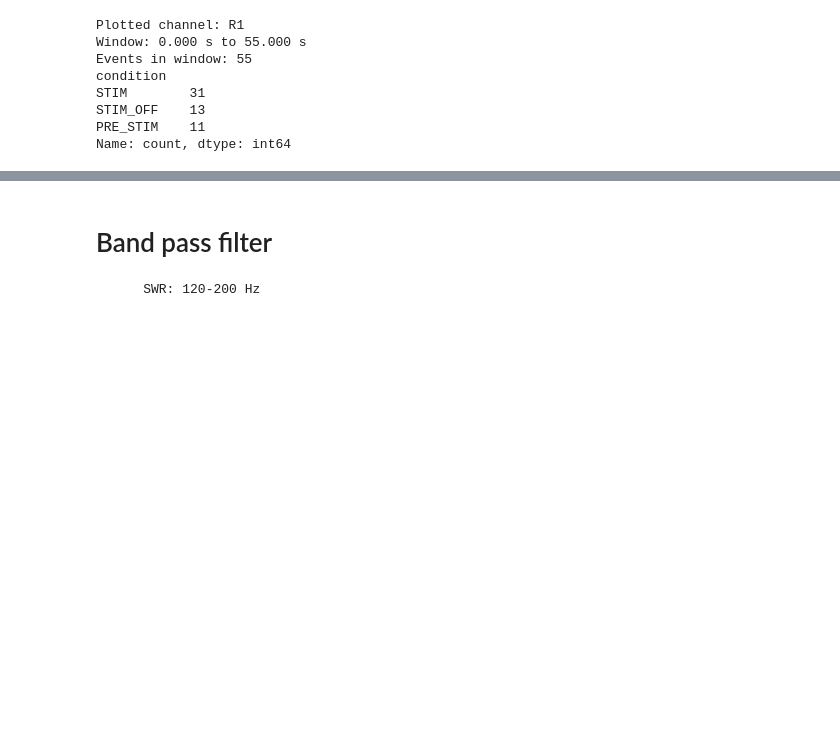
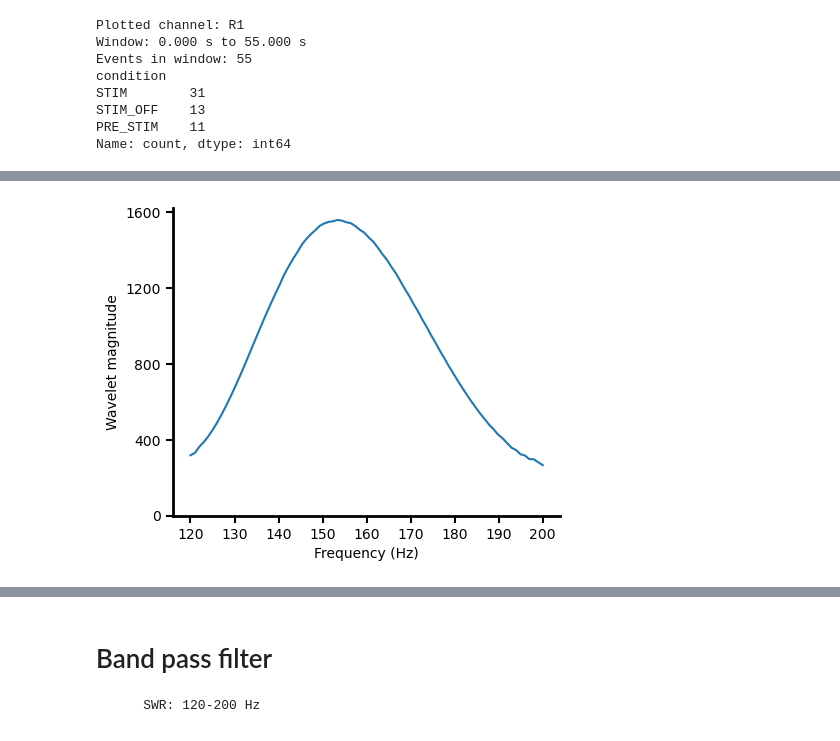
Before and after one commit to Koushouu/Cheeseboard, a Jupyter notebook: LFP/stella/XM_SWRextraction.ipynb, the cells around one changed output, grey strips where cells are left out. Drawn from its saved outputs; the diff is of its cells as text; code cells hidden in the pictures; blank space fills up the shorter version.

```diff
--- a/LFP/stella/XM_SWRextraction.ipynb
+++ b/LFP/stella/XM_SWRextraction.ipynb
@@ -3464,0 +3755,36 @@ Name: count, dtype: int64
+# %%
+pk = int(all_results["R1"]["events_df"].iloc[0]["peak_idx"])
+spec_slice = all_results["R1"]["det_res"]["abs_cwt"][:, pk]
+freq = all_results["R1"]["det_res"]["freq"]
+
+fig, ax = plt.subplots(figsize=(5, 4))
+
+# ✅ default matplotlib blue (remove color=...)
+ax.plot(freq, spec_slice, lw=1.5)
+
+# labels
+ax.set_xlabel("Frequency (Hz)")
+ax.set_ylabel("Wavelet magnitude")
+
+# y-axis starts at 0
+ax.set_ylim(bottom=0)
+
+# ✅ y ticks every 400
+ymax = np.nanmax(spec_slice)
+yticks = np.arange(0, ymax + 400, 400)
+ax.set_yticks(yticks)
+
+# remove box (top/right spines)
+ax.spines["top"].set_visible(False)
+ax.spines["right"].set_visible(False)
+
+# thick left/bottom axes
+ax.spines["left"].set_linewidth(2)
+ax.spines["bottom"].set_linewidth(2)
+
+# thicker ticks
+ax.tick_params(axis='both', width=1.5, length=5)
+
+plt.show()
+# %% [output]
+[figure, added]
```
Also changed, not shown: parts of 8 cells of this notebook, 1 other file.
